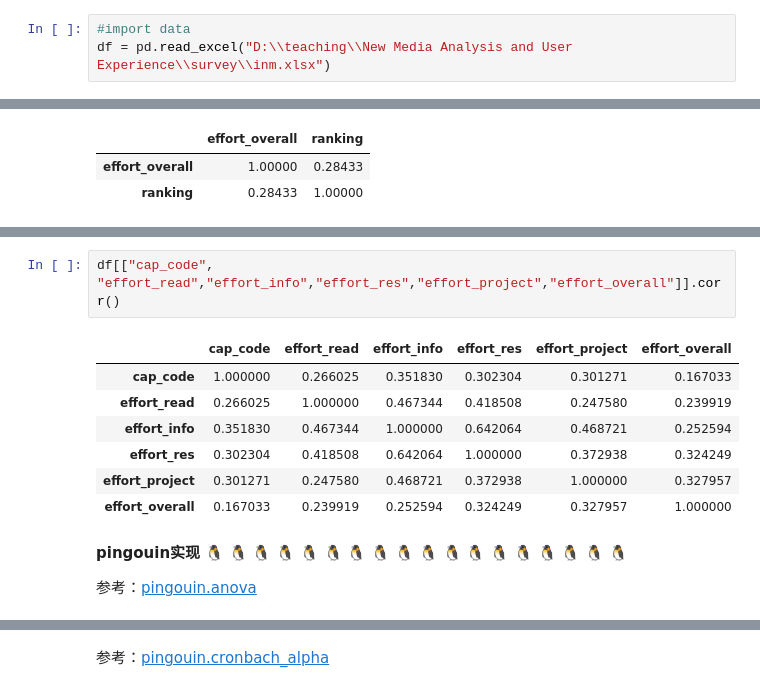
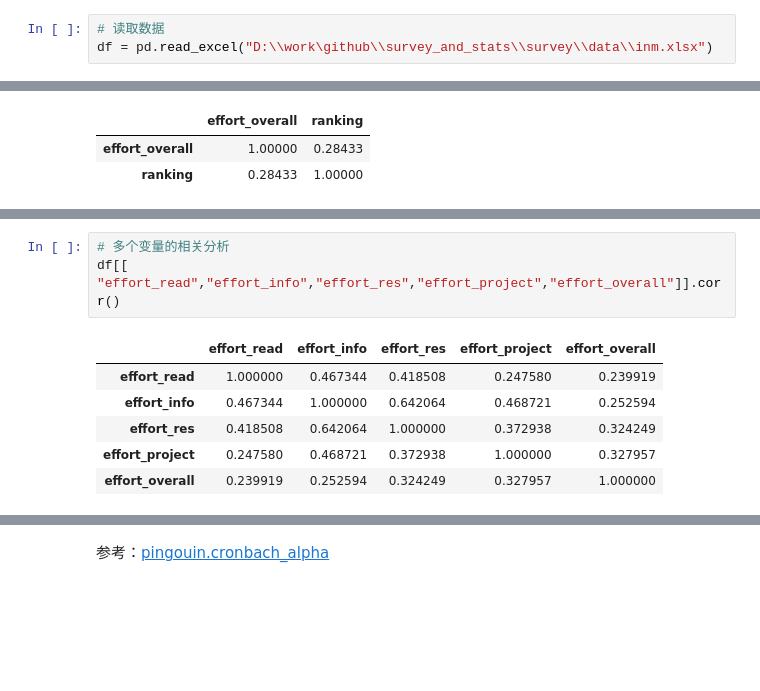
Before and after one commit to en-feng/survey_and_stats, a Jupyter notebook: survey/statistical_analysis.ipynb, the cells around one changed output, grey strips where cells are left out. Drawn from its saved outputs; the diff is of its cells as text; blank space fills up the shorter version.

```diff
--- a/survey/statistical_analysis.ipynb
+++ b/survey/statistical_analysis.ipynb
@@ -13,6 +22,6 @@ import pingouin as pg
 # %%
-#import data
-df = pd.read_excel("D:\\teaching\\New Media Analysis and User Experience\\survey\\inm.xlsx")
+# 读取数据
+df = pd.read_excel("D:\\work\github\\survey_and_stats\\survey\\data\\inm.xlsx")
 # %% [markdown]
 # 数据清洗
 # %%
@@ -274,14 +300,10 @@ df[["effort_overall","ranking"]].corr()
 # %%
-df[["cap_code", "effort_read","effort_info","effort_res","effort_project","effort_overall"]].corr()
+# 多个变量的相关分析
+df[[ "effort_read","effort_info","effort_res","effort_project","effort_overall"]].corr()
 # %% [output]
-|  | cap_code | effort_read | effort_info | effort_res | effort_project | effort_overall |
-| cap_code | 1.000000 | 0.266025 | 0.351830 | 0.302304 | 0.301271 | 0.167033 |
-| effort_read | 0.266025 | 1.000000 | 0.467344 | 0.418508 | 0.247580 | 0.239919 |
-| effort_info | 0.351830 | 0.467344 | 1.000000 | 0.642064 | 0.468721 | 0.252594 |
-| effort_res | 0.302304 | 0.418508 | 0.642064 | 1.000000 | 0.372938 | 0.324249 |
-| effort_project | 0.301271 | 0.247580 | 0.468721 | 0.372938 | 1.000000 | 0.327957 |
-| effort_overall | 0.167033 | 0.239919 | 0.252594 | 0.324249 | 0.327957 | 1.000000 |
+|  | effort_read | effort_info | effort_res | effort_project | effort_overall |
+| effort_read | 1.000000 | 0.467344 | 0.418508 | 0.247580 | 0.239919 |
+| effort_info | 0.467344 | 1.000000 | 0.642064 | 0.468721 | 0.252594 |
+| effort_res | 0.418508 | 0.642064 | 1.000000 | 0.372938 | 0.324249 |
+| effort_project | 0.247580 | 0.468721 | 0.372938 | 1.000000 | 0.327957 |
+| effort_overall | 0.239919 | 0.252594 | 0.324249 | 0.327957 | 1.000000 |
-# %% [markdown]
-**pingouin实现** 🐧 🐧 🐧 🐧 🐧 🐧 🐧 🐧 🐧 🐧 🐧 🐧 🐧 🐧 🐧 🐧 🐧 🐧
-
-参考：[pingouin.anova](https://pingouin-stats.org/generated/pingouin.anova.html#pingouin.anova)
```
Also changed, not shown: parts of 79 cells of this notebook, 13 other files.
